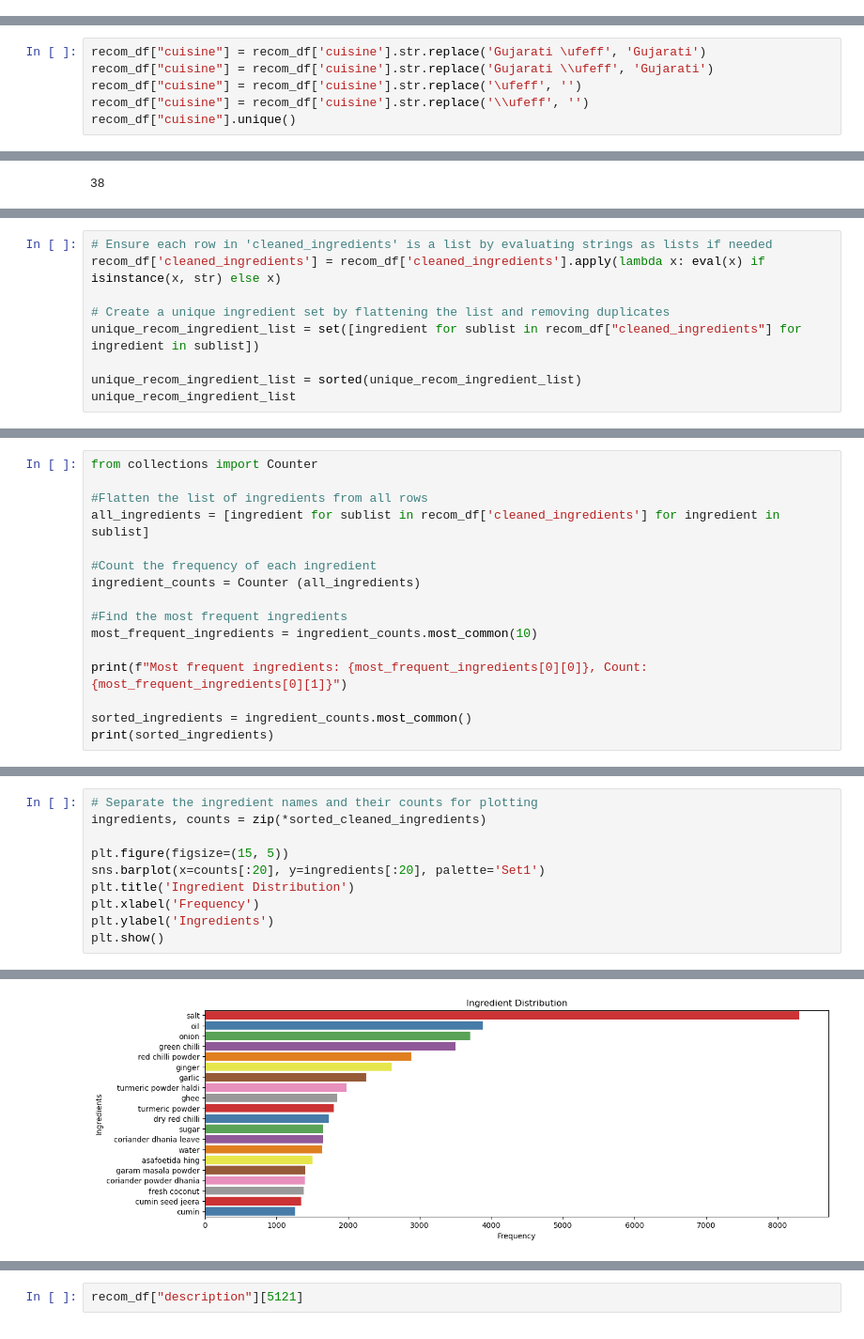
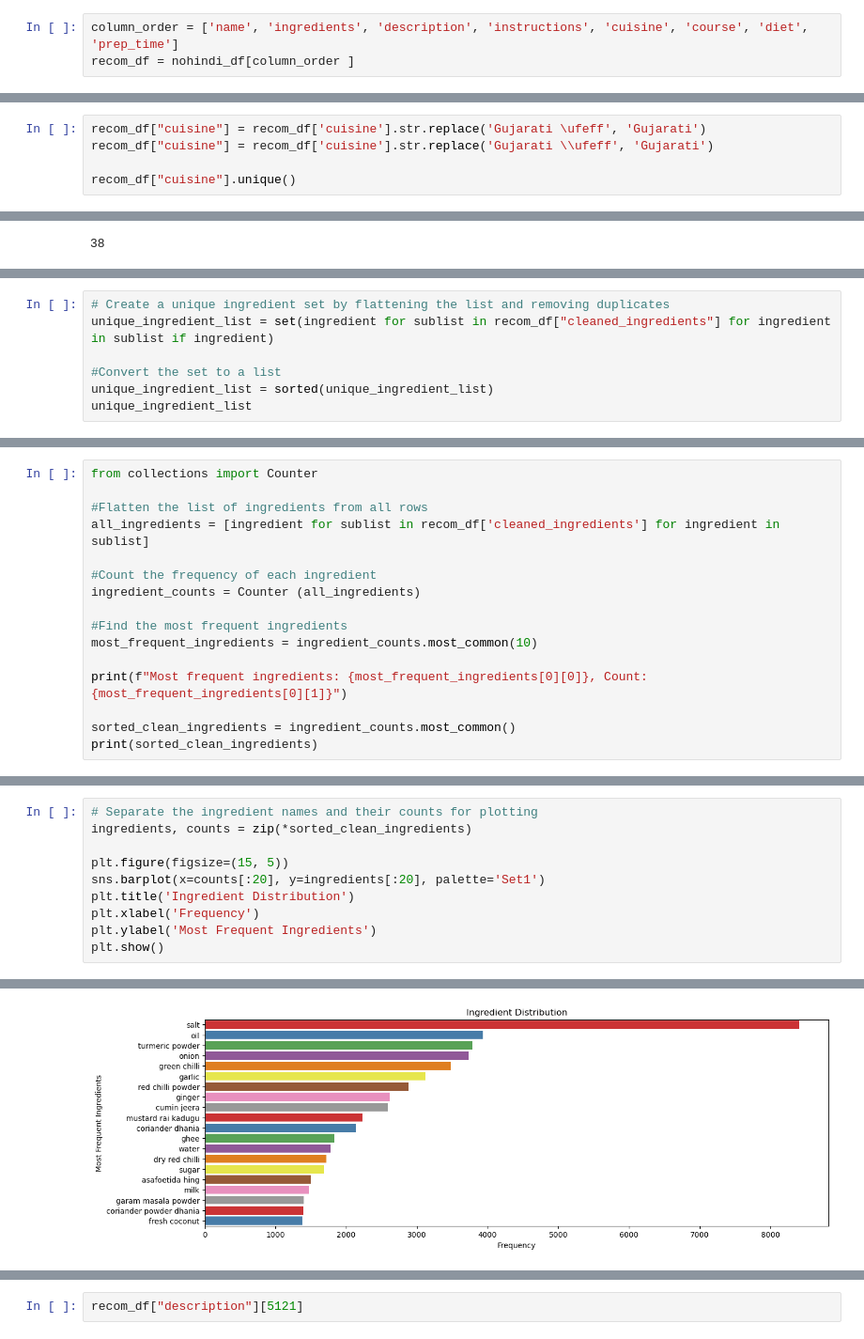
Before and after one commit to jonkerr/indian-food, a Jupyter notebook: prepare_recommendation_data.ipynb, the cells around one changed output, grey strips where cells are left out. Shown: that part at 94% size. Drawn from its saved outputs; the diff is of its cells as text.

```diff
--- a/prepare_recommendation_data.ipynb
+++ b/prepare_recommendation_data.ipynb
@@ -21,3 +21,6 @@ recom_df
+# %%
+column_order = ['name', 'ingredients', 'description', 'instructions', 'cuisine', 'course', 'diet', 'prep_time']
+recom_df = nohindi_df[column_order ]
 # %%
 recom_df.info()
 # %% [output]
@@ -106,8 +92,7 @@ Name: count, Length: 9415, dtype: int64
 # %%
 recom_df["cuisine"] = recom_df['cuisine'].str.replace('Gujarati \ufeff', 'Gujarati')
 recom_df["cuisine"] = recom_df['cuisine'].str.replace('Gujarati \\ufeff', 'Gujarati')
-recom_df["cuisine"] = recom_df['cuisine'].str.replace('\ufeff', '')
-recom_df["cuisine"] = recom_df['cuisine'].str.replace('\\ufeff', '')
+
 recom_df["cuisine"].unique()
 # %% [output]
 array(['Indian', 'North Indian', 'Mangalorean', 'Kerala', 'Konkan',
@@ -328,10 +402,8 @@ Name: count, Length: 9342, dtype: int64
 # %%
-# Ensure each row in 'cleaned_ingredients' is a list by evaluating strings as lists if needed
-recom_df['cleaned_ingredients'] = recom_df['cleaned_ingredients'].apply(lambda x: eval(x) if isinstance(x, str) else x)
+# Create a unique ingredient set by flattening the list and removing duplicates
+unique_ingredient_list = set(ingredient for sublist in recom_df["cleaned_ingredients"] for ingredient in sublist if ingredient)
 
-# Create a unique ingredient set by flattening the list and removing duplicates
-unique_recom_ingredient_list = set([ingredient for sublist in recom_df["cleaned_ingredients"] for ingredient in sublist])
-
-unique_recom_ingredient_list = sorted(unique_recom_ingredient_list)
-unique_recom_ingredient_list
+#Convert the set to a list
+unique_ingredient_list = sorted(unique_ingredient_list)
+unique_ingredient_list
 # %% [output]
@@ -370,6 +442,6 @@ most_frequent_ingredients = ingredient_counts.most_common(10)
 
 print(f"Most frequent ingredients: {most_frequent_ingredients[0][0]}, Count: {most_frequent_ingredients[0][1]}")
 
-sorted_ingredients = ingredient_counts.most_common()
-print(sorted_ingredients)
+sorted_clean_ingredients = ingredient_counts.most_common()
+print(sorted_clean_ingredients)
 # %% [output]
@@ -451,15 +450,15 @@ len(unique_cleaned_ingredient_list)
 # %%
 # Separate the ingredient names and their counts for plotting
-ingredients, counts = zip(*sorted_cleaned_ingredients)
+ingredients, counts = zip(*sorted_clean_ingredients)
 
 plt.figure(figsize=(15, 5))
 sns.barplot(x=counts[:20], y=ingredients[:20], palette='Set1')
 plt.title('Ingredient Distribution')
 plt.xlabel('Frequency')
-plt.ylabel('Ingredients')
+plt.ylabel('Most Frequent Ingredients')
 plt.show()
 # %% [output]
 Passing `palette` without assigning `hue` is deprecated and will be removed in v0.14.0. Assign the `y` variable to `hue` and set `legend=False` for the same effect.
 
   sns.barplot(x=counts[:20], y=ingredients[:20], palette='Set1')
-[figure, old version]
+[figure, new version]
```
Also changed, not shown: parts of 57 cells of this notebook, 5 other files.
